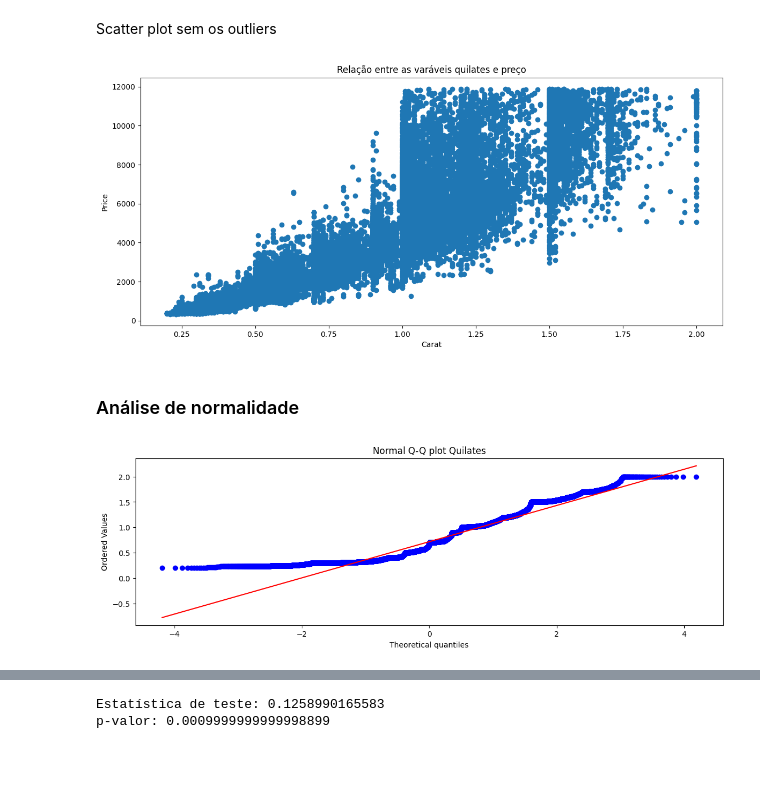
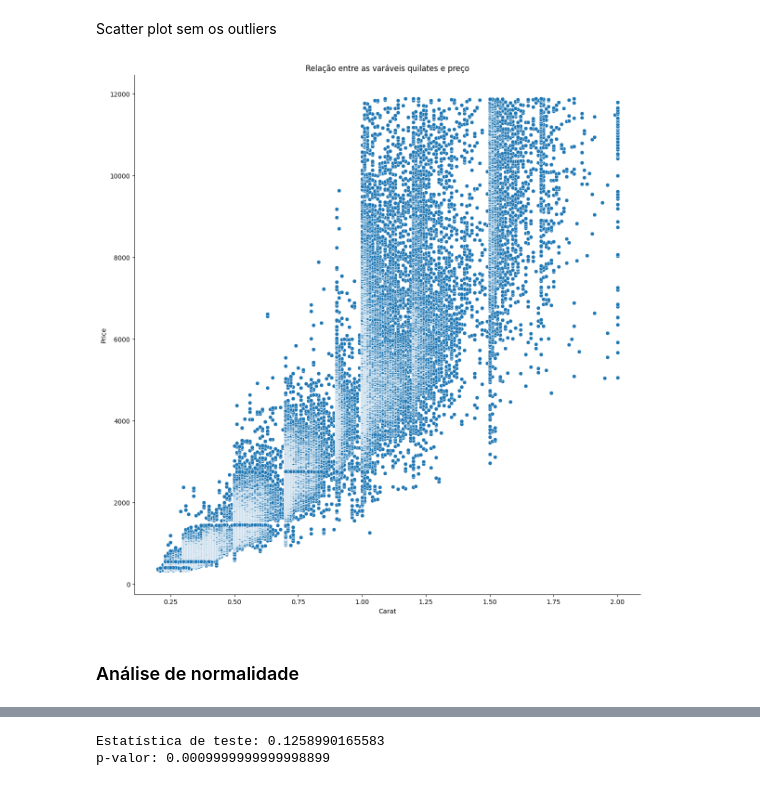
Before and after one commit to DouglasPiasente/Statistics_and_Data_Science, a Jupyter notebook: Diamonds_Price/diamonds_price.ipynb, the cells around one changed output, grey strips where cells are left out. Saved outputs shown, nothing was run; the diff lists cells and outputs as text; code cells hidden in the pictures; blank space fills up the shorter version.

```diff
--- a/Diamonds_Price/diamonds_price.ipynb
+++ b/Diamonds_Price/diamonds_price.ipynb
@@ -161,22 +159,13 @@ dados_sem_outlier = dados[(dados['carat'] >= limite_inf_carat) & (dados['carat']
 # %% [markdown]
 Scatter plot sem os outliers
 # %%
-plt.figure(figsize=(14, 6))
-
-plt.scatter(dados_sem_outlier.carat, dados_sem_outlier.price)
+sns.pairplot(dados_sem_outlier,x_vars=['carat'],y_vars=['price'],height=12,kind='scatter')
 plt.title('Relação entre as varáveis quilates e preço')
 plt.xlabel('Carat')
 plt.ylabel('Price')
 
 plt.show()
 # %% [output]
-[figure, old version]
+[figure, new version]
 # %% [markdown]
 ### Análise de normalidade
-# %%
-plt.figure(figsize=(14, 4))
-stats.probplot(dados_sem_outlier['carat'], dist="norm", plot=plt)
-plt.title("Normal Q-Q plot Quilates")
-plt.show()
-# %% [output]
-[figure, removed]
```
Also changed, not shown: parts of 42 cells of this notebook.
